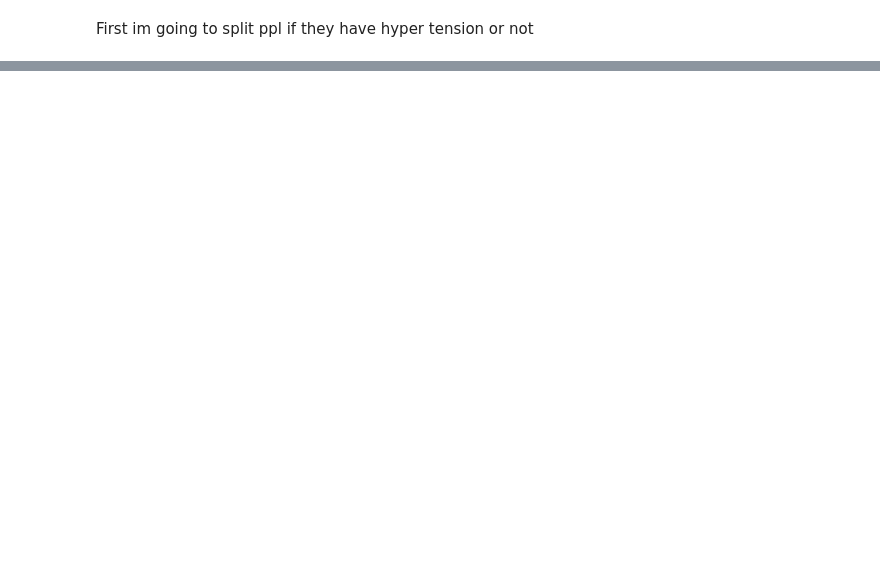
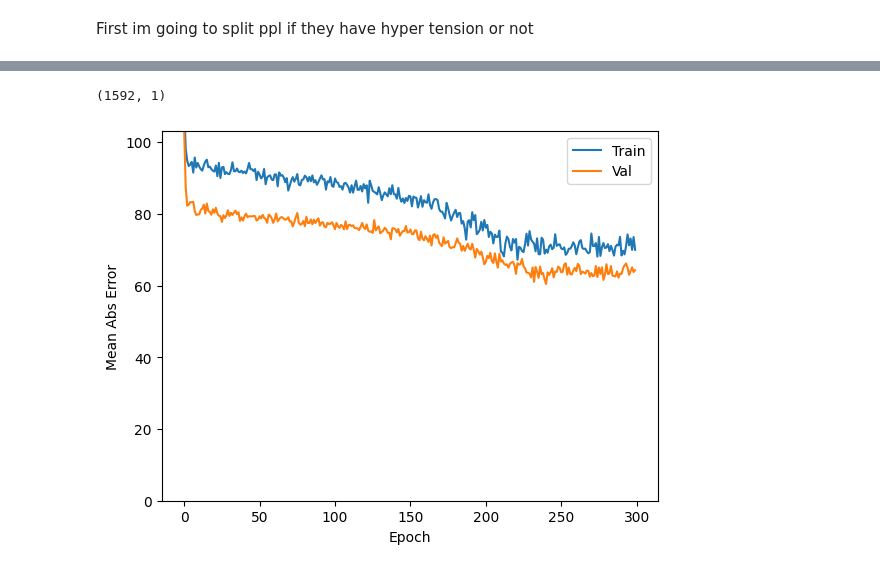
Before and after one commit to danielle34/summer24-lab, a Jupyter notebook: tensorflow_cnn.ipynb, the cells around one changed output, grey strips where cells are left out. Drawn from its saved outputs; the diff is of its cells as text; code cells hidden in the pictures; blank space fills up the shorter version.

```diff
--- a/tensorflow_cnn.ipynb
+++ b/tensorflow_cnn.ipynb
@@ -86,16 +96,21 @@ def get_people_with_hypertenstion():
 # %%
 people_with_hypertenstion = get_people_with_hypertenstion()[0]
 people_with_out_hypertenstion = get_people_with_hypertenstion()[1]
+all_people_data = get_people_with_hypertenstion()[2]
 
-# for now I will only test on people with hyptertension
-X = get_person_split_data(people_with_hypertenstion)[0]
-y = get_person_split_data(people_with_hypertenstion)[1]
+X = get_person_split_data(all_people_data)[0]
+y = np.array(get_person_split_data(all_people_data)[1])
+
+
+X1 = get_person_split_data(people_with_out_hypertenstion)[0]
+y1 = np.array(get_person_split_data(people_with_out_hypertenstion)[1])
 # %%
-scaler = StandardScaler()
-X = scaler.fit_transform(X)
+# scaler = StandardScaler()
+# X = scaler.fit_transform(X)
+# print(X.shape)
 # %%
-label_encoder = LabelEncoder()
-y = label_encoder.fit_transform(y)
-y = to_categorical(y)
+# label_encoder = LabelEncoder()
+# y = label_encoder.fit_transform(y)
+# y = to_categorical(y)
 # %%
 X_train, X_test, y_train, y_test = train_test_split(X, y, test_size=0.2, random_state=42)
@@ -120,6 +161,7 @@ model = create_model()
 # %%
-history = model.fit(X_train, y_train, epochs=50, batch_size=32, validation_split=0.1)
-
+model = create_model()
+history = model.fit(X_train, y_train, epochs=50, validation_split=0.3)
+model.summary()
 test_loss, test_accuracy = model.evaluate(X_test, y_test)
 print(f"Test accuracy: {test_accuracy}")
 # %% [output]
@@ -142,0 +199,18 @@ Test accuracy: 0.011264080181717873
+# %%
+print(y_train.shape)
+# %% [output]
+(1592, 1)
+# %%
+def plot_history(history):
+  plt.figure()
+  plt.xlabel('Epoch')
+  plt.ylabel('Mean Abs Error')
+  plt.plot(history.epoch, np.array(history.history['mae']),
+           label='Train')
+  plt.plot(history.epoch, np.array(history.history['val_mae']),
+           label = 'Val')
+  plt.legend()
+  plt.ylim([0,max(history.history['val_mae'])])
+plot_history(history)
+# %% [output]
+[figure, added]
```
Also changed, not shown: parts of 9 cells of this notebook.
